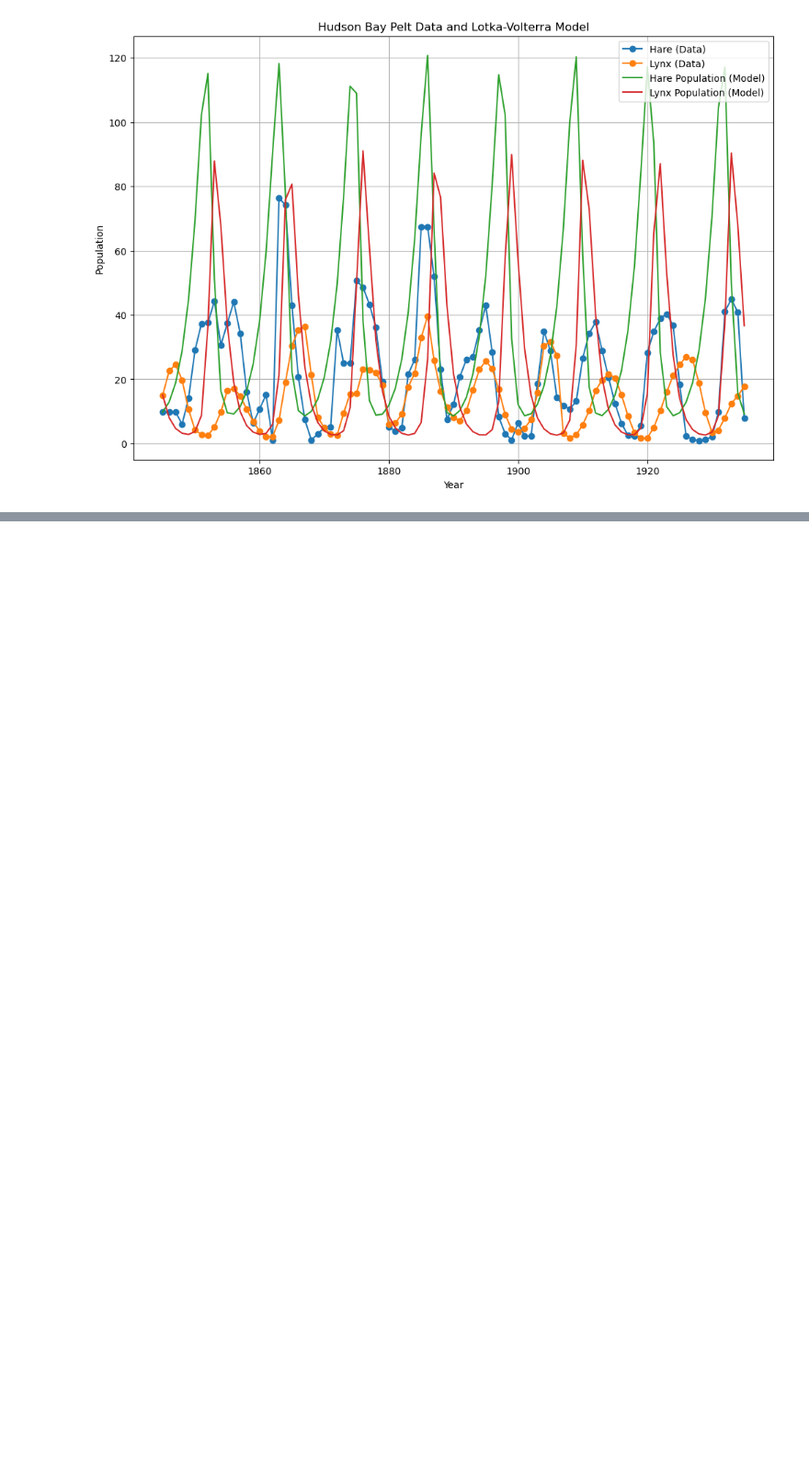
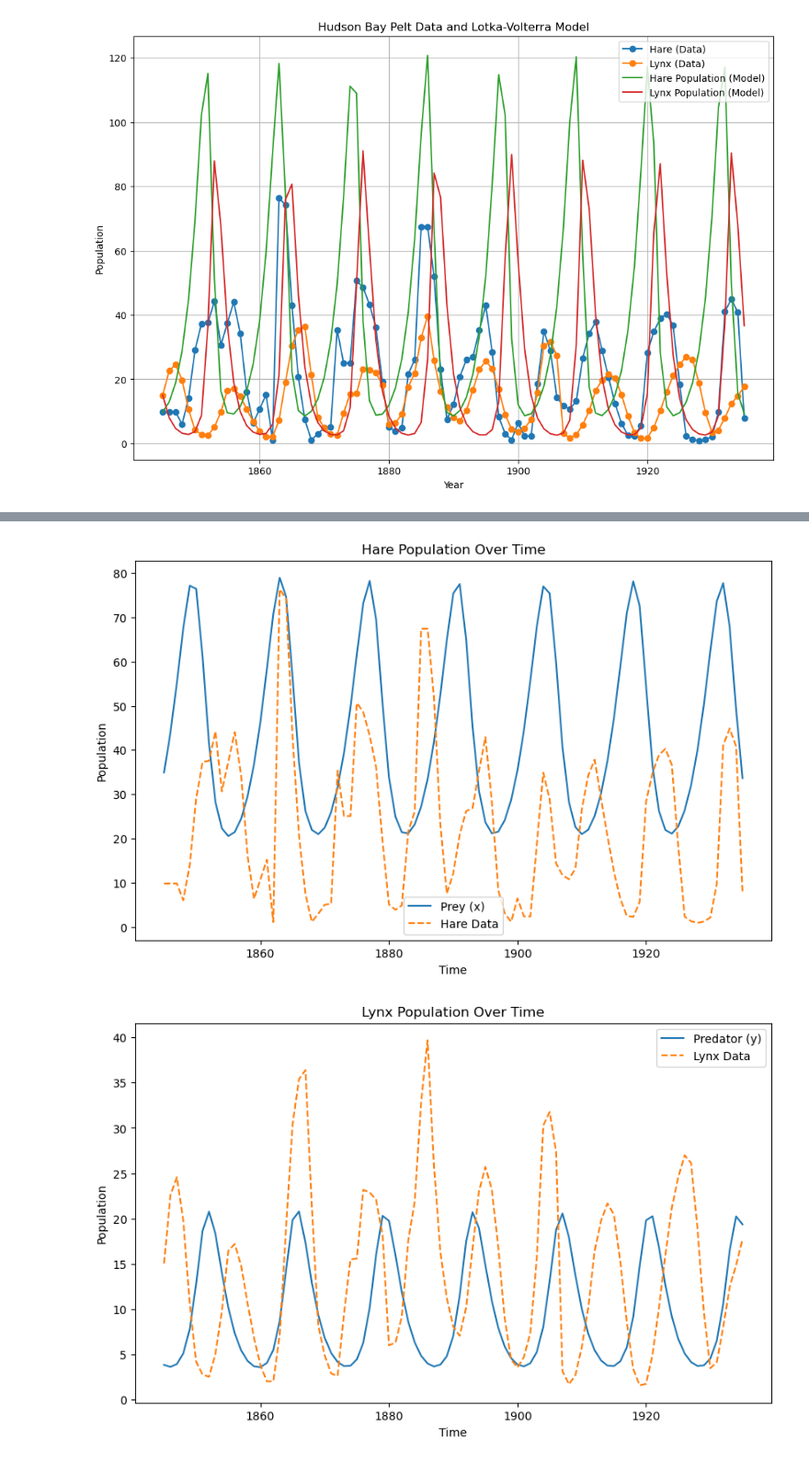
Before and after one commit to robertwhittle/lotka_volterra, a Jupyter notebook: app.ipynb, the cells around one changed output, grey strips where cells are left out. Shown at 92% size. Cells and saved outputs as stored; diff of their text form; code cells hidden in the pictures; blank space fills up the shorter version.

```diff
--- a/app.ipynb
+++ b/app.ipynb
@@ -321,0 +325,58 @@ Optimized parameters: alpha=0.7432972208106736, beta=0.08227064630210079, gamma=
+# %%
+import numpy as np
+import pandas as pd
+import matplotlib.pyplot as plt
+from scipy.interpolate import interp1d
+
+# Load the data
+data = pd.read_csv('pelt_data.csv')
+
+# Divide Hare by 2000
+data['Hare'] = data['Hare'] / 2000
+data['Lynx'] = data['Lynx'] / 2000
+
+#convert alpha_opt to float
+alpha = float(alpha_opt)
+beta = float(beta_opt)
+gamma = float(gamma_opt)
+delta = float(delta_opt)
+
+
+sol = solve_ivp(lotka_volterra, t_span, z0, args=(alpha, beta, gamma, delta), t_eval=years)
+
+# Filter the data to include only years from 1845 to 1935
+data = data[(data['Year'] >= 1845) & (data['Year'] <= 1935)]
+years = data['Year'].values
+hare_data = data['Hare'].values
+lynx_data = data['Lynx'].values
+
+# Interpolate hare_data to match the time points in sol.t
+interp_hare_data = interp1d(years, hare_data, kind='linear', fill_value="extrapolate")
+hare_data_interp = interp_hare_data(sol.t)
+
+plt.figure(figsize=(10, 6))
+plt.plot(sol.t, sol.y[0], label='Prey (x)')
+plt.plot(sol.t, hare_data_interp, label='Hare Data', linestyle='--')  # Plot interpolated hare_data with a dashed line
+plt.xlabel('Time')
+plt.ylabel('Population')
+plt.title('Hare Population Over Time')
+plt.legend()
+plt.show()
+
+
+# Interpolate lynx_data to match the time points in sol.t
+# Interpolate lynx_data to match the time points in sol.t
+interp_lynx_data = interp1d(years, lynx_data, kind='linear', fill_value="extrapolate")
+lynx_data_interp = interp_lynx_data(sol.t)
+
+plt.figure(figsize=(10, 6))
+plt.plot(sol.t, sol.y[1], label='Predator (y)')
+plt.plot(sol.t, lynx_data_interp, label='Lynx Data', linestyle='--')  # Plot interpolated lynx_data with a dashed line
+plt.xlabel('Time')
+plt.ylabel('Population')
+plt.title('Lynx Population Over Time')
+plt.legend()
+plt.show()
+# %% [output]
+[figure, added]
+[figure, added]
```
Also changed, not shown: parts of 3 cells of this notebook.
